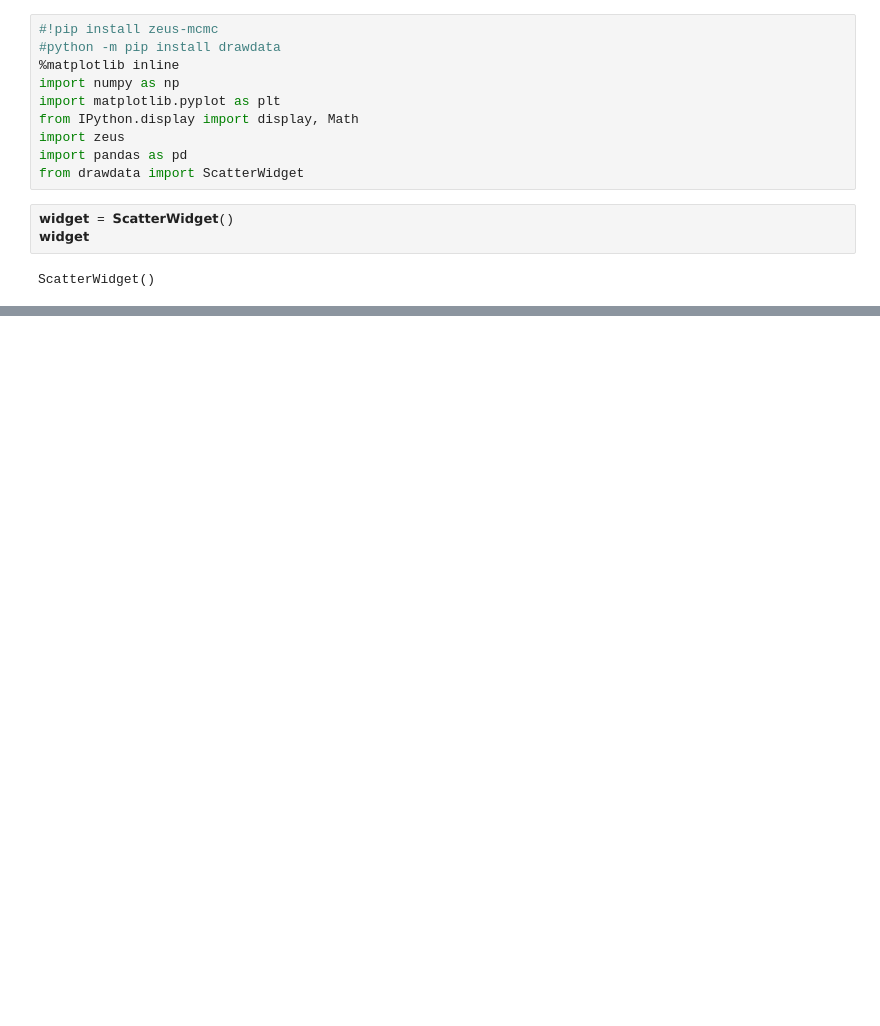
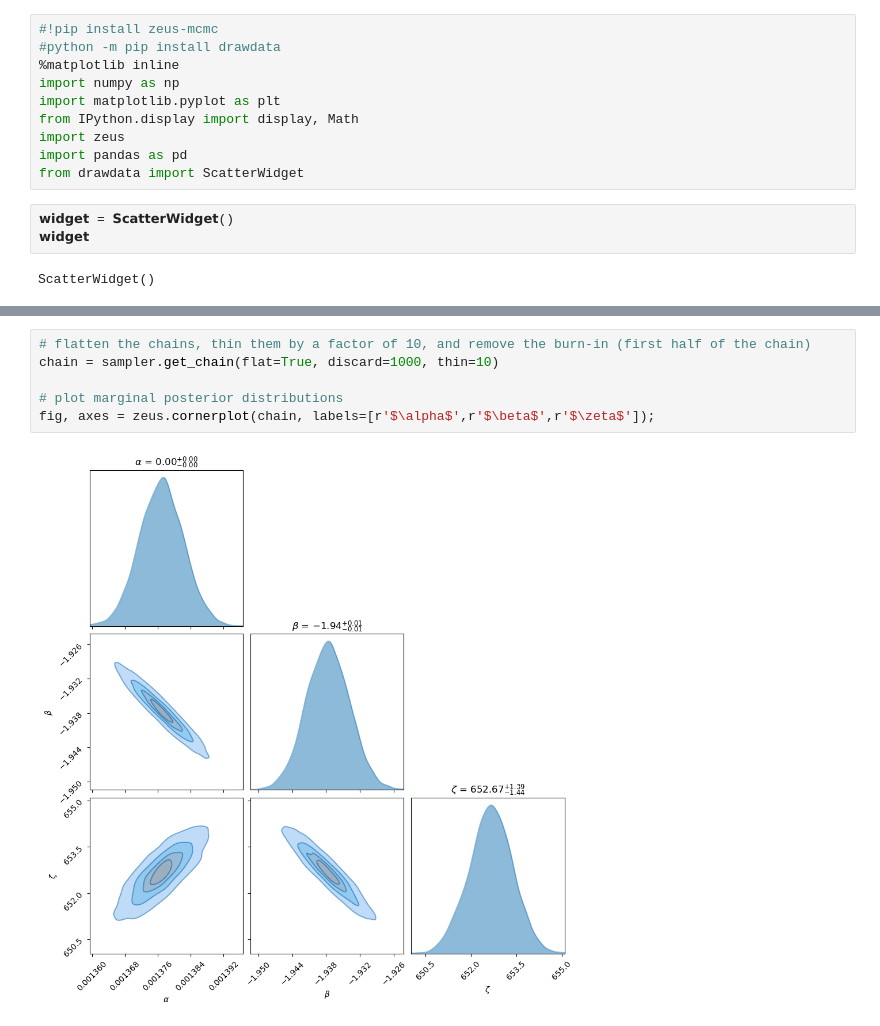
Before and after one commit to hol1m4n/PhysAstroNotes, a Jupyter notebook: Tools/MCMC AstroJournal 2025.ipynb, the cells around one changed output, grey strips where cells are left out. Saved outputs shown, nothing was run; the diff lists cells and outputs as text; blank space fills up the shorter version.

```diff
--- a/Tools/MCMC AstroJournal 2025.ipynb
+++ b/Tools/MCMC AstroJournal 2025.ipynb
@@ -59,0 +115,8 @@ def logprior(theta):
+# %%
+# flatten the chains, thin them by a factor of 10, and remove the burn-in (first half of the chain)
+chain = sampler.get_chain(flat=True, discard=1000, thin=10)
+
+# plot marginal posterior distributions
+fig, axes = zeus.cornerplot(chain, labels=[r'$\alpha$',r'$\beta$',r'$\zeta$']);
+# %% [output]
+[figure, added]
```
Also changed, not shown: parts of 19 cells of this notebook.
